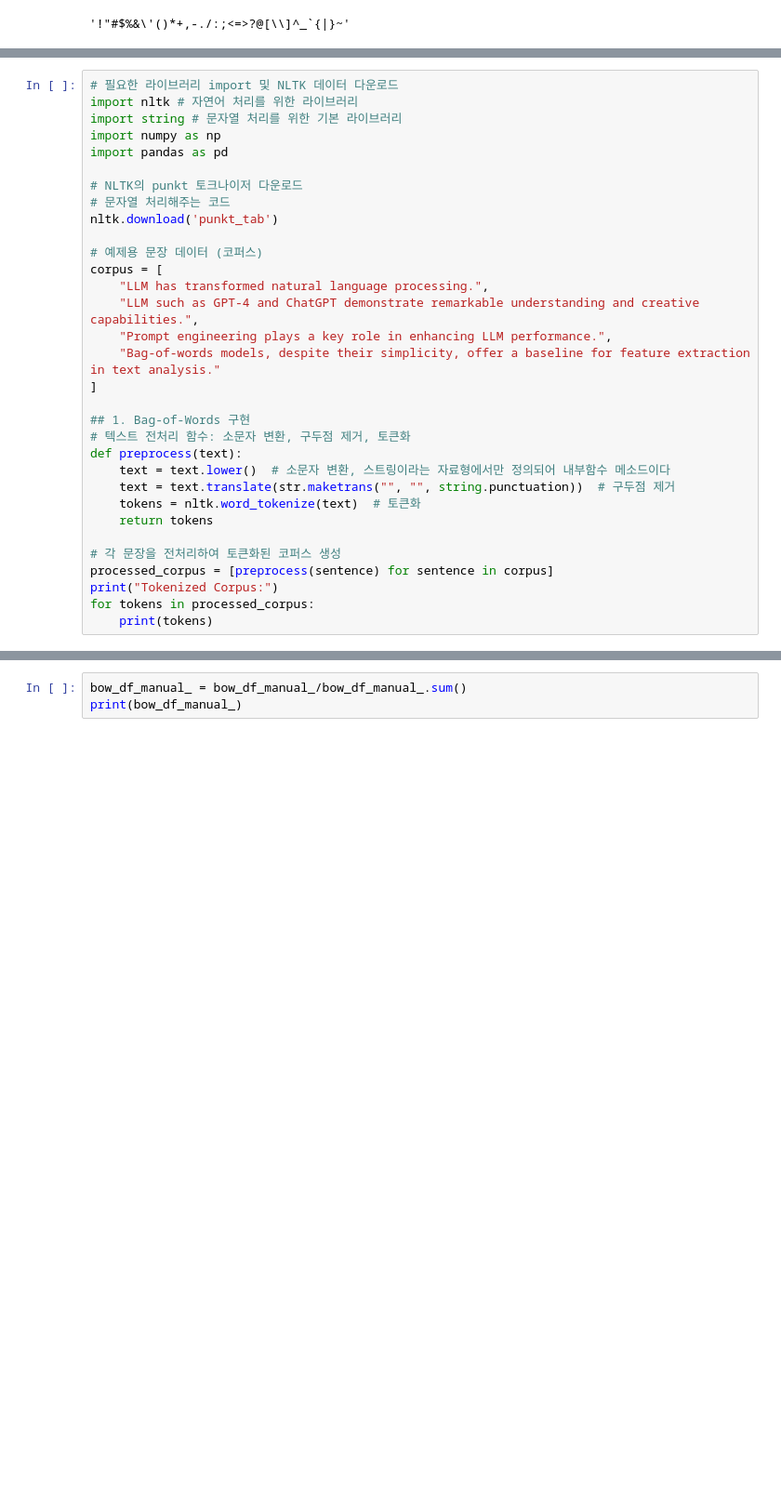
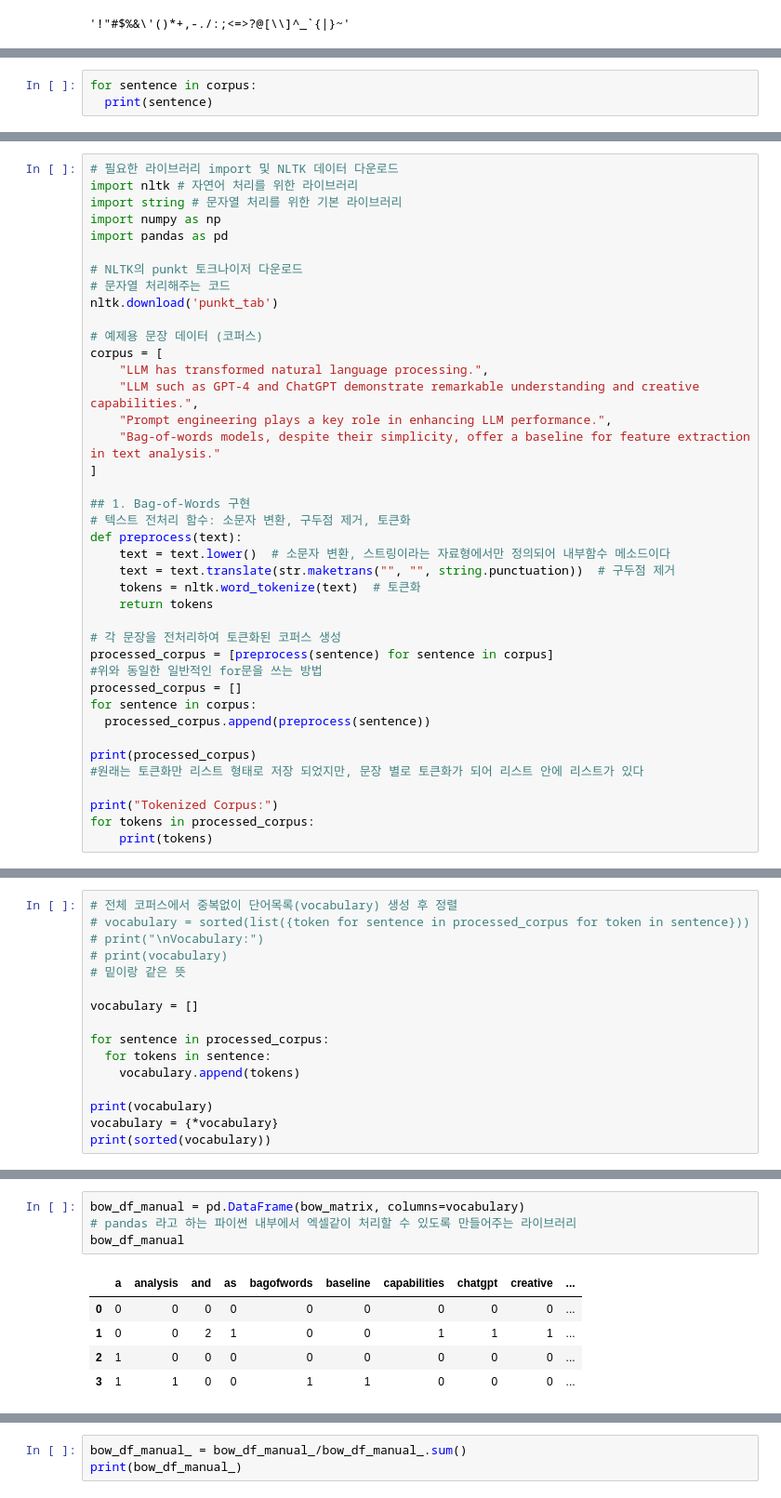
Before and after one commit to DKU-EmbeddedSystem-Lab/2025_DKU_OpenSourceBasic, a Jupyter notebook: Chapter_2_언어모델에_대한_이해.ipynb, the cells around one changed output, grey strips where cells are left out. Shown at 93% size. Saved outputs shown, nothing was run; the diff lists cells and outputs as text; blank space fills up the shorter version.

```diff
--- a/Chapter_2_언어모델에_대한_이해.ipynb
+++ b/Chapter_2_언어모델에_대한_이해.ipynb
@@ -32,0 +36,3 @@ llm has transformed natural language processing
+# %%
+for sentence in corpus:
+  print(sentence)
@@ -59,6 +70,14 @@ def preprocess(text):
 
 # 각 문장을 전처리하여 토큰화된 코퍼스 생성
 processed_corpus = [preprocess(sentence) for sentence in corpus]
+#위와 동일한 일반적인 for문을 쓰는 방법
+processed_corpus = []
+for sentence in corpus:
+  processed_corpus.append(preprocess(sentence))
+
+print(processed_corpus)
+#원래는 토큰화만 리스트 형태로 저장 되었지만, 문장 별로 토큰화가 되어 리스트 안에 리스트가 있다
+
 print("Tokenized Corpus:")
 for tokens in processed_corpus:
     print(tokens)
@@ -72,0 +93,16 @@ Tokenized Corpus:
+# %%
+# 전체 코퍼스에서 중복없이 단어목록(vocabulary) 생성 후 정렬
+# vocabulary = sorted(list({token for sentence in processed_corpus for token in sentence}))
+# print("\nVocabulary:")
+# print(vocabulary)
+# 밑이랑 같은 뜻
+
+vocabulary = []
+
+for sentence in processed_corpus:
+  for tokens in sentence:
+    vocabulary.append(tokens)
+
+print(vocabulary)
+vocabulary = {*vocabulary}
+print(sorted(vocabulary))
@@ -110,3 +175,13 @@ their            1
 transformed      1
 understanding    1
 dtype: int64
+# %%
+bow_df_manual = pd.DataFrame(bow_matrix, columns=vocabulary)
+# pandas 라고 하는 파이썬 내부에서 엑셀같이 처리할 수 있도록 만들어주는 라이브러리
+bow_df_manual
+# %% [output]
+|  | a | analysis | and | as | bagofwords | baseline | capabilities | chatgpt | creative | ... |
+| 0 | 0 | 0 | 0 | 0 | 0 | 0 | 0 | 0 | 0 | ... |
+| 1 | 0 | 0 | 2 | 1 | 0 | 0 | 1 | 1 | 1 | ... |
+| 2 | 1 | 0 | 0 | 0 | 0 | 0 | 0 | 0 | 0 | ... |
+| 3 | 1 | 1 | 0 | 0 | 1 | 1 | 0 | 0 | 0 | ... |
```
Also changed, not shown: parts of 9 cells of this notebook.
